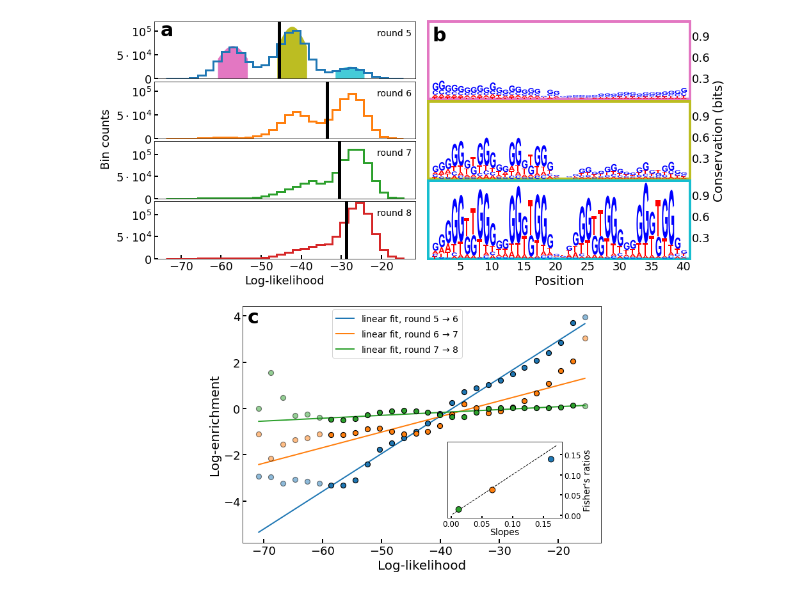
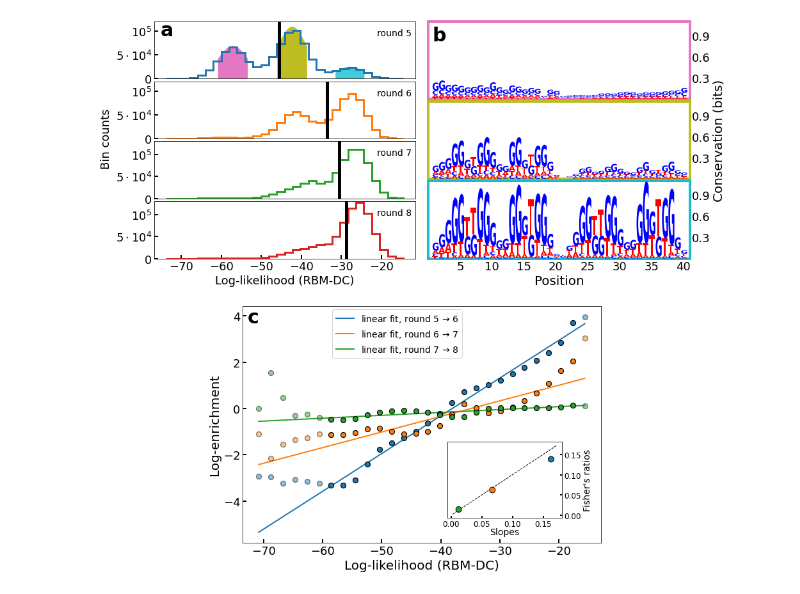
Before and after one commit to adigioacchino/RBMsForAptamers, a Jupyter notebook: fitness.ipynb, the cells around one changed output. Drawn from its saved outputs; the diff is of its cells as text; code cells hidden in the pictures.

```diff
--- a/fitness.ipynb
+++ b/fitness.ipynb
@@ -232,7 +234,7 @@ ax13.text(0.92, 0.8, 'round 7', horizontalalignment='center', verticalalignment=
 ax14 = fig.add_subplot(gs11[3,0])
 ax14.hist(liks_8_f, weights=counts_8, bins=30, histtype='step', lw=3, fill=False, color="C3")
 ax14.axvline(x=avs[3], linewidth=5, color='black', label='Average')
-ax14.set_xlabel('Log-likelihood', fontsize=18)
+ax14.set_xlabel('Log-likelihood (RBM-DC)', fontsize=18)
 ax14.set_ylim((0, 130000))
 ax14.set_yticks([0, 5e4, 10e4])
 ax14.set_yticklabels([r"0", r"$5 \cdot 10^4$", r"$10^5$"])
@@ -406,7 +408,7 @@ elif inset_type == "alphainference":
 
 #ax3.yaxis.tick_right()
 #ax3.yaxis.set_label_position("right")
-ax3.set_xlabel('Log-likelihood', fontsize=20)
+ax3.set_xlabel('Log-likelihood (RBM-DC)', fontsize=20)
 ax3.set_ylabel('Log-enrichment', fontsize=20)
 ax3.tick_params(axis='both', labelsize=18)
 ax3.text(0.015, 0.93, 'c', fontsize=30, color='k', weight='bold', transform=ax3.transAxes)
@@ -418 +420 @@ ax3.tick_params(axis='both', labelsize=18)
-[figure, old version]
+[figure, new version]
```
Also changed, not shown: parts of 3 cells of this notebook, 1 other file.
